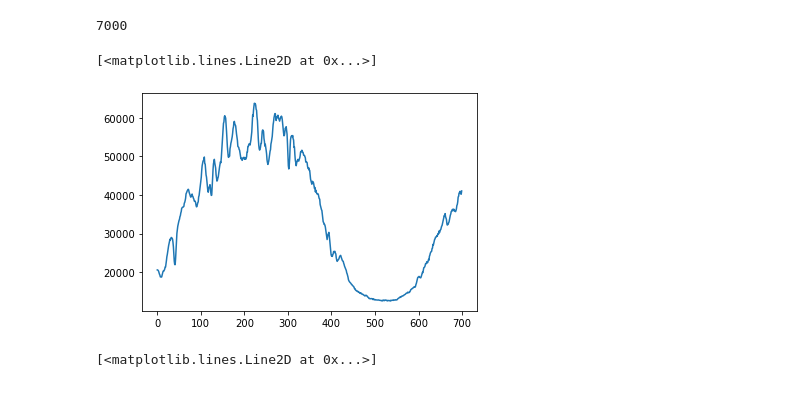
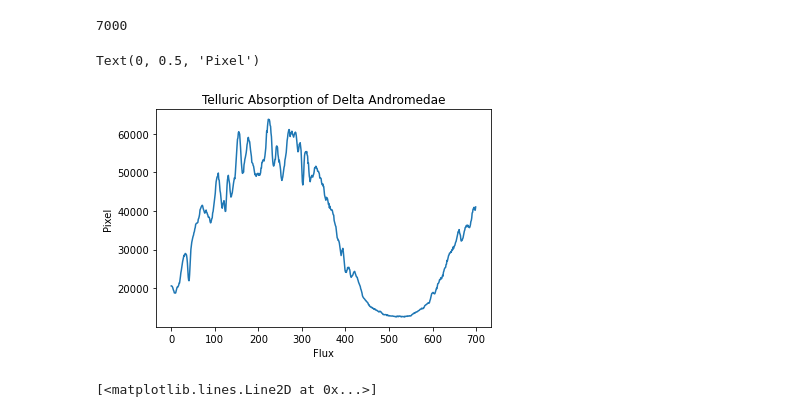
Before and after one commit to howardisaacson/APF-BL-DAP, a Jupyter notebook: Malik/NormalizedTutorial.ipynb, the cells around one changed output. Drawn from its saved outputs; the diff is of its cells as text; code cells hidden in the pictures.

```diff
--- a/Malik/NormalizedTutorial.ipynb
+++ b/Malik/NormalizedTutorial.ipynb
@@ -100,11 +117,14 @@ patch.size
 7000
 # %%
 telluric_1D = np.sum(patch, axis = 0)
-# %%
-plt.plot(telluric_1D)
-# %% [output]
-[<matplotlib.lines.Line2D at 0x...>]
-[figure, removed]
+# %%
+plt.plot(telluric_1D)
+plt.title('Telluric Absorption of Delta Andromedae')
+plt.xlabel('Flux')
+plt.ylabel('Pixel')
+# %% [output]
+Text(0, 0.5, 'Pixel')
+[figure, added]
 # %%
 plt.figure(figsize =(10,10))
 plt.subplot(2,1,1)
```
Also changed, not shown: parts of 31 cells of this notebook, 3 other files.
